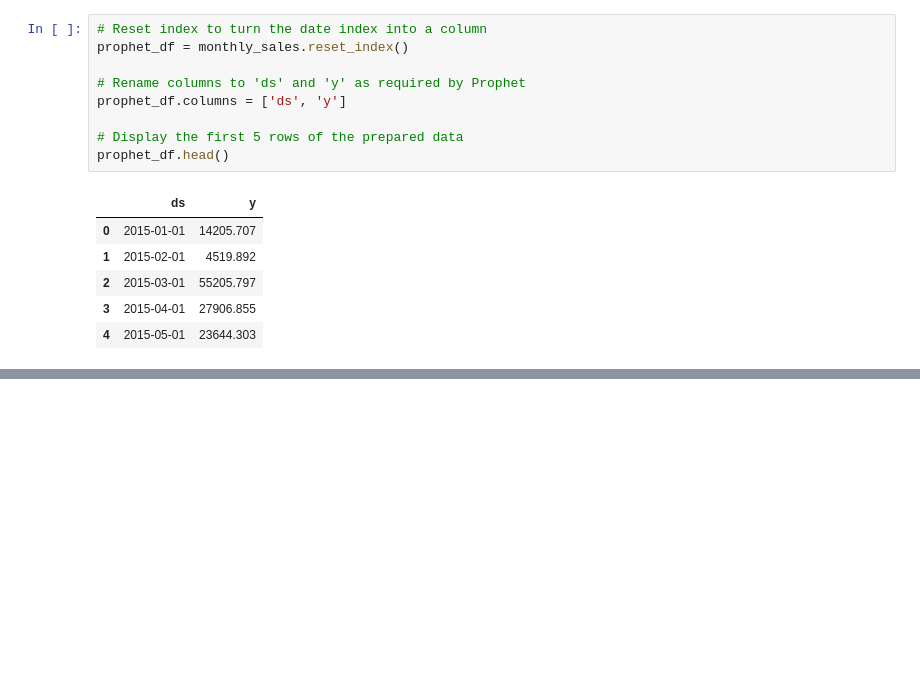
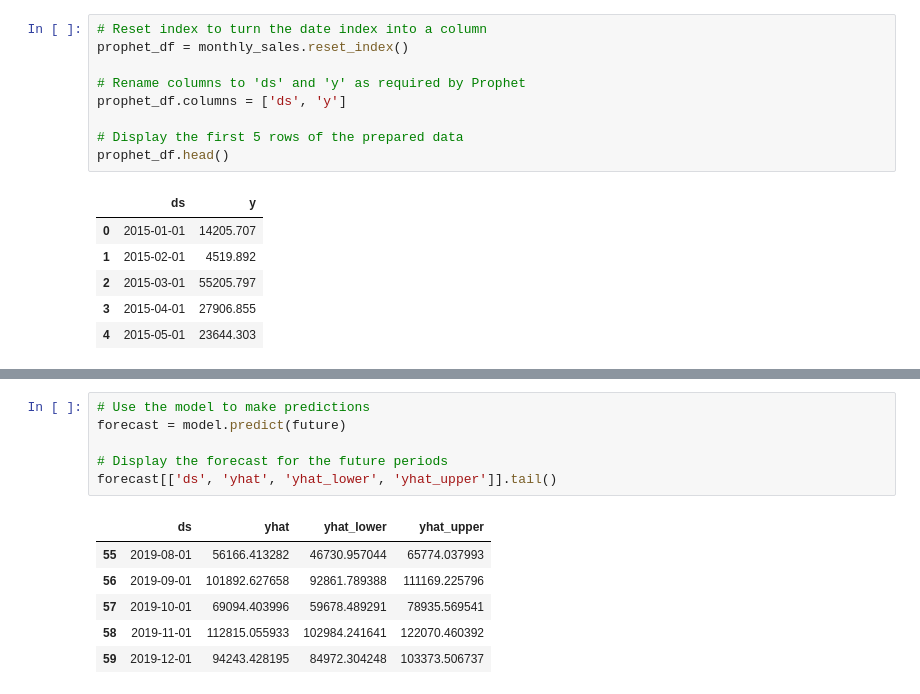
Before and after one commit to mutembeic/FUTURE_ML_01, a Jupyter notebook: notebooks/01_sales_forecasting.ipynb, the cells around one changed output, grey strips where cells are left out. Saved outputs shown, nothing was run; the diff lists cells and outputs as text; blank space fills up the shorter version.

```diff
--- a/notebooks/01_sales_forecasting.ipynb
+++ b/notebooks/01_sales_forecasting.ipynb
@@ -270,0 +319,13 @@ prophet_df.head()
+# %%
+# Use the model to make predictions
+forecast = model.predict(future)
+
+# Display the forecast for the future periods
+forecast[['ds', 'yhat', 'yhat_lower', 'yhat_upper']].tail()
+# %% [output]
+|  | ds | yhat | yhat_lower | yhat_upper |
+| 55 | 2019-08-01 | 56166.413282 | 46730.957044 | 65774.037993 |
+| 56 | 2019-09-01 | 101892.627658 | 92861.789388 | 111169.225796 |
+| 57 | 2019-10-01 | 69094.403996 | 59678.489291 | 78935.569541 |
+| 58 | 2019-11-01 | 112815.055933 | 102984.241641 | 122070.460392 |
+| 59 | 2019-12-01 | 94243.428195 | 84972.304248 | 103373.506737 |
```
Also changed, not shown: parts of 19 cells of this notebook, 1 other file.
